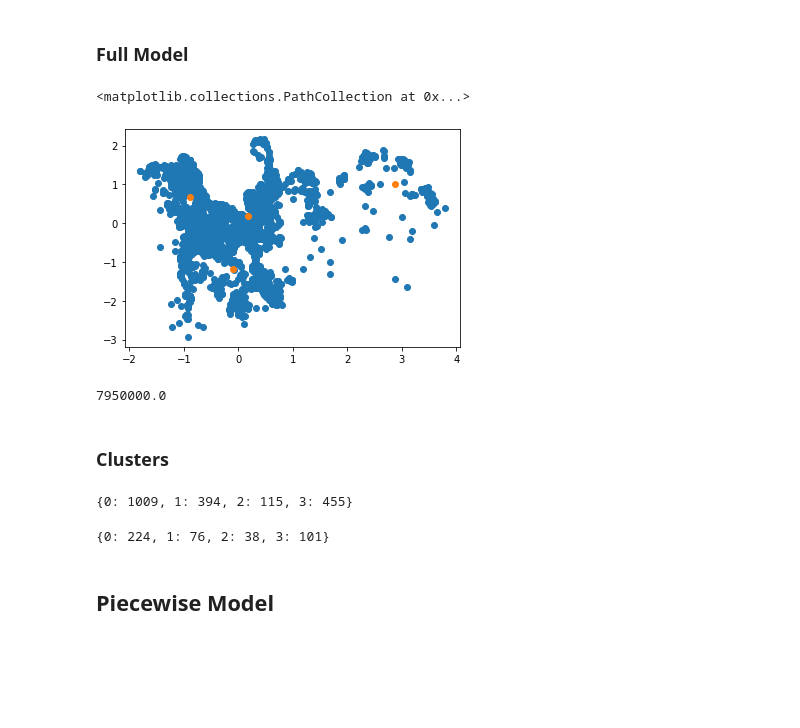
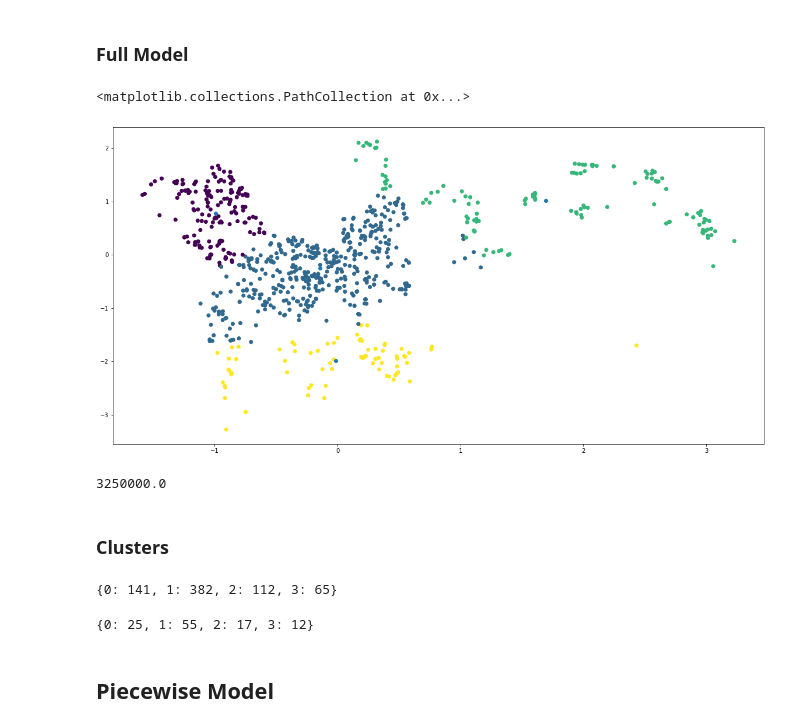
Before and after one commit to barrytl/ET5003_SEM1_2021-2, a Jupyter notebook: Week-3/ET5003_Etivity2_BarryLawton_20197772.ipynb, the cells around one changed output. Saved outputs shown, nothing was run; the diff lists cells and outputs as text; code cells hidden in the pictures; blank space fills up the shorter version.

```diff
--- a/Week-3/ET5003_Etivity2_BarryLawton_20197772.ipynb
+++ b/Week-3/ET5003_Etivity2_BarryLawton_20197772.ipynb
@@ -244,7 +244,7 @@ df_train.describe()
 # %%
 remove_cols = ['ad_id','no_of_units']
 df_train.drop(remove_cols, axis=1, inplace = True)
-df_test.drop(remove_cols[1], axis = 1, inplace = True)
+df_test.drop(remove_cols, axis = 1, inplace = True)
 # %% [markdown]
 #### Removing outliers
 # %%
@@ -369,7 +369,17 @@ As `ber_classification` is an ordinal variable, I create a mapper for this varia
 Given `property_type` is not an ordinal variable, I will instead one hot encode it.
 
 `area` and `facility` will be dropped. Due to the large amount of unique observations, it would add too many features if they were to be encoded
+# %%
+df_train['parking'] = df_train['facility'].str.contains('Parking')
+df_train['alarm'] = df_train['facility'].str.contains('Alarm')
+df_train['cable_television'] = df_train['facility'].str.contains('Cable Television')
+df_train['central_heating'] = df_train['facility'].str.contains('Central Heating')
+
+df_test['parking'] = df_train['facility'].str.contains('Parking')
+df_test['alarm'] = df_train['facility'].str.contains('Alarm')
+df_test['cable_television'] = df_train['facility'].str.contains('Cable Television')
+df_test['central_heating'] = df_train['facility'].str.contains('Central Heating')
 # %%
-remove_cols3 = ['area','facility']
+remove_cols3 = ['facility','area'] #'parking',#'area',
 df_train.drop(remove_cols3, axis=1, inplace = True)
 df_test.drop(remove_cols3, axis = 1, inplace = True)
@@ -521,13 +659,15 @@ df_cost.describe()
 # assume not all of the features are informative or useful
 # in this exercise you could try all of them if possible
 
-featrain = ['bathrooms', 'beds', 'ber_classification', 'latitude', 'longitude', 'surface','property_type_bungalow', 'property_type_detached', 'property_type_duplex',
+featrain = ['bathrooms', 'beds', 'ber_classification', 'latitude', 'longitude', 'surface', 'parking', 'alarm', 'cable_television', 'central_heating',
+            'property_type_bungalow', 'property_type_detached', 'property_type_duplex',
             'property_type_end-of-terrace','property_type_semi-detached', 'property_type_site','property_type_studio', 'property_type_terraced','price']
 # dropna: remove missing values
 df_subset_train = df_train[featrain].dropna(axis=0)
 
-featest = ['bathrooms', 'beds', 'ber_classification', 'latitude', 'longitude', 'surface','property_type_bungalow', 'property_type_detached', 'property_type_duplex',
-            'property_type_end-of-terrace','property_type_semi-detached', 'property_type_site','property_type_studio', 'property_type_terraced',]
+featest = ['bathrooms', 'beds', 'ber_classification', 'latitude', 'longitude', 'surface', 'parking', 'alarm', 'cable_television', 'central_heating',
+           'property_type_bungalow', 'property_type_detached', 'property_type_duplex',
+           'property_type_end-of-terrace','property_type_semi-detached', 'property_type_site','property_type_studio', 'property_type_terraced',]
 df_subset_test  =  df_test[featest].dropna(axis=0)
 
 # cost
@@ -618,24 +748,28 @@ MAPE =  0.294706464706482
 # %%
 # training gaussian mixture model
 from sklearn.mixture import GaussianMixture
 
 gmm = GaussianMixture(n_components=4)
 # clustering by features longitude and latitude
 ind=[3,4]
 X_ind = np.vstack([Xn_train[:,ind],Xn_test[:,ind]])
 # Gaussian Mixture
 gmm.fit(X_ind)
+
+labels = gmm.fit_predict(X_ind)
+
 # plot blue dots
-plt.scatter(X_ind[:,0],X_ind[:,1])
+plt.figure(figsize=(20,10))
+plt.scatter(X_ind[:,0],X_ind[:,1],c=labels)
 # centroids:  orange dots
 plt.scatter(gmm.means_[:,0],gmm.means_[:,1])
 # %% [output]
 <matplotlib.collections.PathCollection at 0x...>
-[figure, old version]
+[figure, new version]
 # %%
 np.max(ys_train)
 # %% [output]
-7950000.0
+3250000.0
 # %% [markdown]
 ### Clusters
 # %%
@@ -644,14 +778,14 @@ clusters_train = gmm.predict(Xn_train[:,ind])
 unique_train, counts_train = np.unique(clusters_train, return_counts=True)
 dict(zip(unique_train, counts_train))
 # %% [output]
-{0: 1009, 1: 394, 2: 115, 3: 455}
+{0: 141, 1: 382, 2: 112, 3: 65}
 # %%
 # test clusters
 clusters_test = gmm.predict(Xn_test[:,ind])
 unique_test, counts_test = np.unique(clusters_test, return_counts=True)
 dict(zip(unique_test, counts_test))
 # %% [output]
-{0: 224, 1: 76, 2: 38, 3: 101}
+{0: 25, 1: 55, 2: 17, 3: 12}
 # %%
 # cluster 0
 Xn0 = Xn_train[clusters_train==0,:]
```
Also changed, not shown: parts of 39 cells of this notebook.
